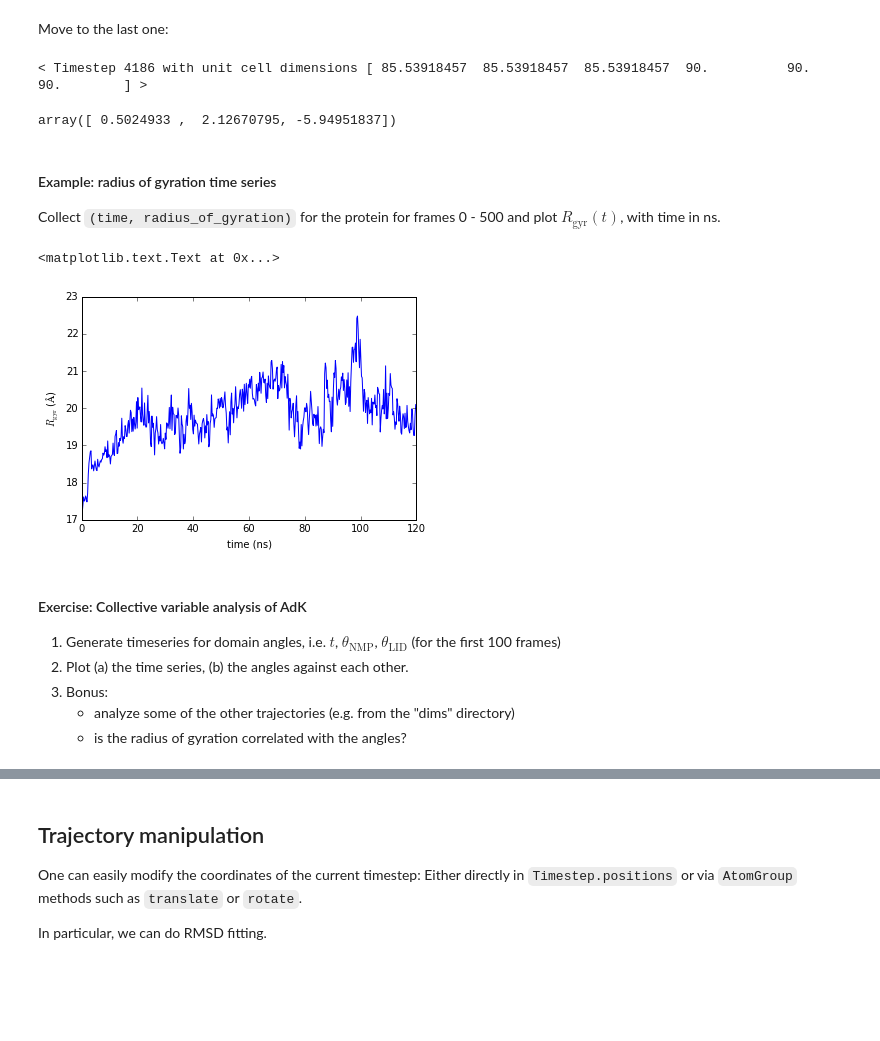
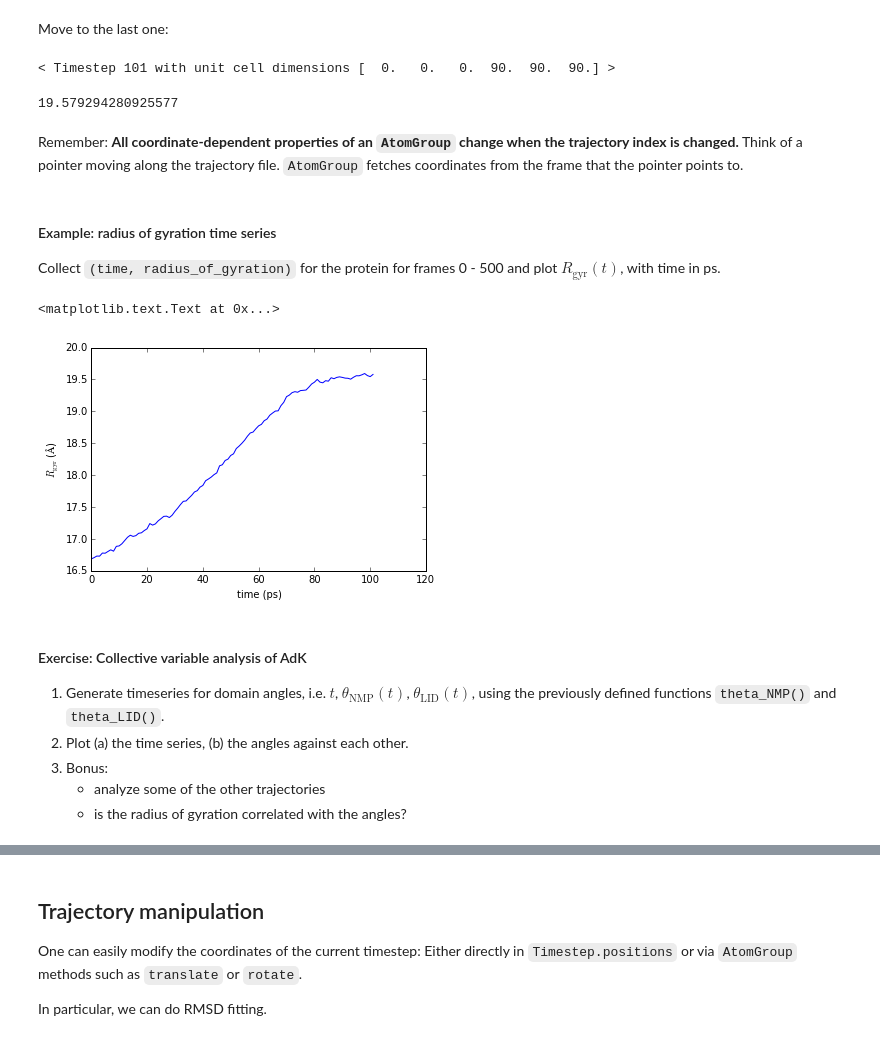
Before and after one commit to Becksteinlab/MDAnalysis-workshop, a Jupyter notebook: notebooks/MDAnalysis_Workshop_Part_2.ipynb, the cells around one changed output, grey strips where cells are left out. Drawn from its saved outputs; the diff is of its cells as text; code cells hidden in the pictures; blank space fills up the shorter version.

```diff
--- a/notebooks/MDAnalysis_Workshop_Part_2.ipynb
+++ b/notebooks/MDAnalysis_Workshop_Part_2.ipynb
@@ -54,11 +54,11 @@ datapath
 ## AdK test trajectories
 Look again at AdK trajectories...
 # %%
-top = os.path.join(datapath, 'equilibrium', 'adk4AKE.psf')
-trj = os.path.join(datapath, 'equilibrium', '1ake_007-nowater-core-dt240ps.dcd')
+#top = os.path.join(datapath, 'equilibrium', 'adk4AKE.psf')
+#trj = os.path.join(datapath, 'equilibrium', '1ake_007-nowater-core-dt240ps.dcd')
 
-#psf = os.path.join(datapath, "dims", "adk4ake.psf")
-#trj = os.path.join(datapath, "dims", "dims_co_001.dcd")
+psf = os.path.join(datapath, "dims", "adk4ake.psf")
+trj = os.path.join(datapath, "dims", "dims_co_001.dcd")
 
 #coDIMS = [os.path.join(datadir, "dims", "dims_co_{0:03n}.dcd".format(i)) for i in range(1,4)]
 #ocDIMS = [os.path.join(datadir, "dims", "dims_oc_{0:03n}.dcd".format(i)) for i in range(1,4)]
@@ -251,14 +268,16 @@ Move to the last one:
 # %%
 u.trajectory[-1]
 # %% [output]
-< Timestep 4186 with unit cell dimensions [ 85.53918457  85.53918457  85.53918457  90.          90.          90.        ] >
+< Timestep 101 with unit cell dimensions [  0.   0.   0.  90.  90.  90.] >
 # %%
-protein.center_of_mass()
+protein.radius_of_gyration()
 # %% [output]
-array([ 0.5024933 ,  2.12670795, -5.94951837])
+19.579294280925577
+# %% [markdown]
+Remember: **All coordinate-dependent properties of an `AtomGroup` change when the trajectory index is changed.** Think of a pointer moving along the trajectory file. `AtomGroup` fetches coordinates from the frame that the pointer points to.
 # %% [markdown]
 #### Example: radius of gyration time series
-Collect `(time, radius_of_gyration)` for the protein for frames 0 - 500 and plot $R_{\mathrm{gyr}}(t)$, with time in ns.
+Collect `(time, radius_of_gyration)` for the protein for frames 0 - 500 and plot $R_{\mathrm{gyr}}(t)$, with time in ps.
 # %%
 protein = u.select_atoms("protein")
 results = []
@@ -267,19 +286,19 @@ for ts in u.trajectory[:500]:
 time, rgyr = np.transpose(results)
 # %%
 ax = plt.subplot(111)
-ax.plot(time/1000, rgyr)
-ax.set_xlabel("time (ns)")
+ax.plot(time, rgyr)
+ax.set_xlabel("time (ps)")
 ax.set_ylabel(r"$R_{\mathrm{gyr}}$ ($\AA$)")
 # %% [output]
 <matplotlib.text.Text at 0x...>
-[figure, old version]
+[figure, new version]
 # %% [markdown]
 #### Exercise: Collective variable analysis of AdK
 
-1. Generate timeseries for domain angles, i.e. $t$, $\theta_\mathrm{NMP}$, $\theta_\mathrm{LID}$ (for the first 100 frames)
+1. Generate timeseries for domain angles, i.e. $t$, $\theta_\mathrm{NMP}(t)$, $\theta_\mathrm{LID}(t)$, using the previously defined functions `theta_NMP()` and `theta_LID()`.
 2. Plot (a) the time series, (b) the angles against each other.
 3. Bonus:
-   - analyze some of the other trajectories (e.g. from the "dims" directory)
+   - analyze some of the other trajectories
    - is the radius of gyration correlated with the angles?
 # %%
 import numpy as np
```
Also changed, not shown: parts of 38 cells of this notebook, 3 other files.
